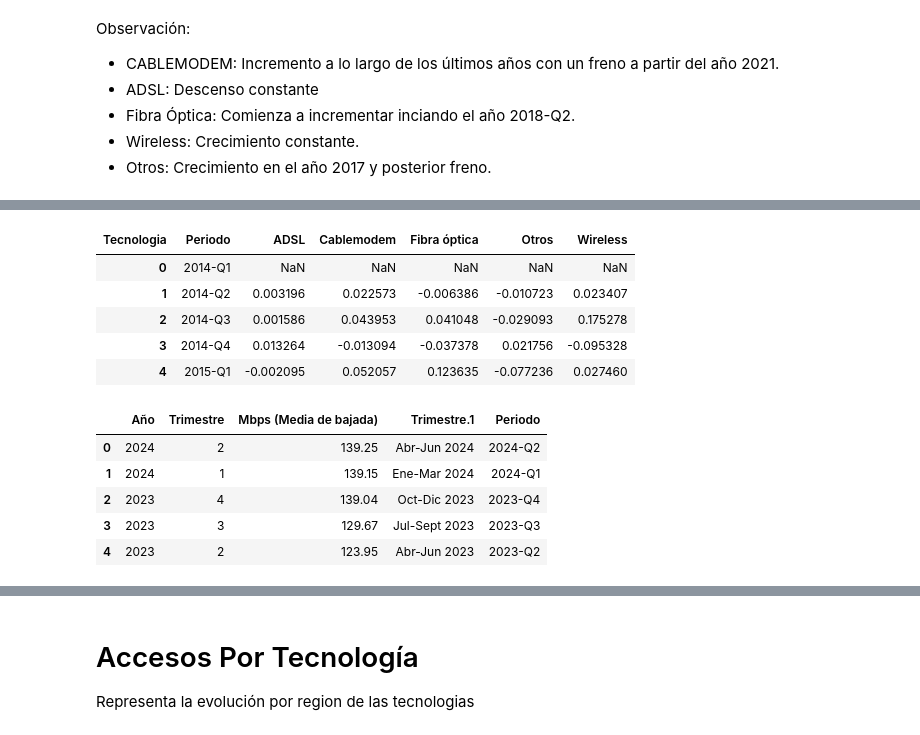
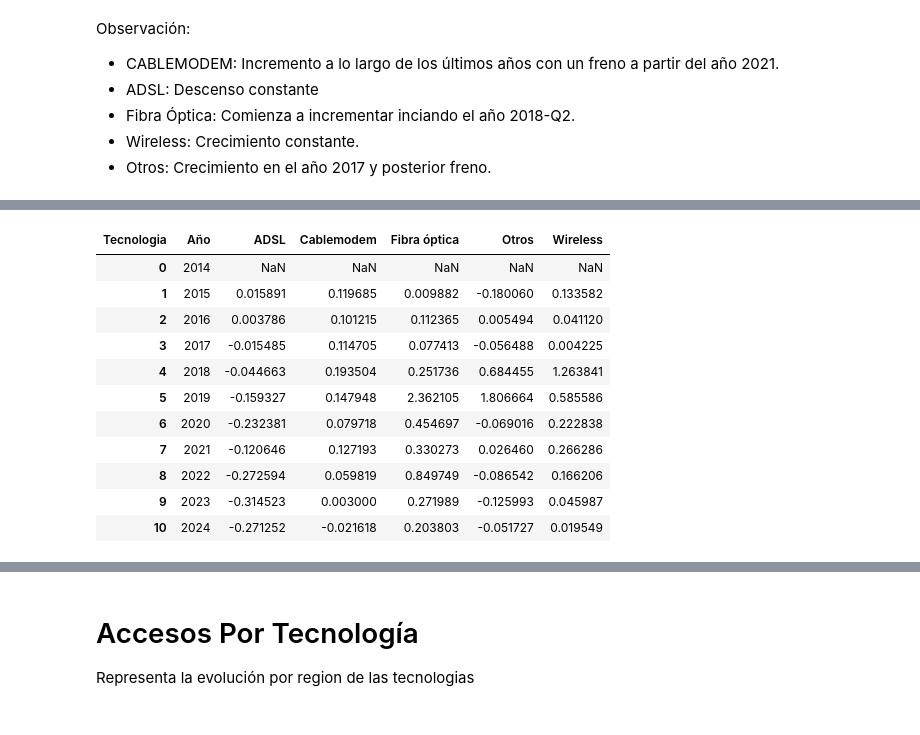
Before and after one commit to SDCaFlo/HenryDataAnalytics, a Jupyter notebook: EDA.ipynb, the cells around one changed output, grey strips where cells are left out. Saved outputs shown, nothing was run; the diff lists cells and outputs as text; code cells hidden in the pictures.

```diff
--- a/EDA.ipynb
+++ b/EDA.ipynb
@@ -1190,6 +1026,6 @@ Representa la evolución total de las tecnologias a nivel nacional
 # %%
 # Cargamos el archivo.
-totales_accesos_por_tecnologia = file["Totales Accesos Por Tecnología"]
+totales_accesos_por_tecnologia = file["Totales Accesos Por Tecnología"].copy()
 # %%
 # Modificamos la columna periodo para mejor entendimiento
 totales_accesos_por_tecnologia["Periodo"] = totales_accesos_por_tecnologia["Año"].astype(str) + "-Q" + totales_accesos_por_tecnologia["Trimestre"].astype(str)
@@ -1252,11 +1088,13 @@ Queremos evaluar la tasa de crecimiento de cada tecnologia para ver su comportam
 # %%
 #Cambiamos los nombres para un mejor entendimiento
 totales_accesos_por_tecnologia_melted.rename(columns={"variable" : "Tecnologia", "value" : "Accesos"}, inplace=True)
+# %%
+tasa_crecimiento_anual_tecnologia = totales_accesos_por_tecnologia_melted[totales_accesos_por_tecnologia_melted["Trimestre"]==2]
 # %%
 #Ordenamos valores
-totales_accesos_por_tecnologia_melted = totales_accesos_por_tecnologia_melted.sort_values(by=["Tecnologia", "Periodo"])
+tasa_crecimiento_anual_tecnologia = tasa_crecimiento_anual_tecnologia.sort_values(by=["Tecnologia", "Periodo"])
 
-#Calculamos la tasa de crecimiento trimestral con ayuda del método pct_change
-totales_accesos_por_tecnologia_melted['Crecimiento'] = totales_accesos_por_tecnologia_melted.groupby(by=["Tecnologia"])["Accesos"].pct_change()
+#Calculamos la tasa de crecimiento anual con ayuda del método pct_change
+tasa_crecimiento_anual_tecnologia['Crecimiento'] = tasa_crecimiento_anual_tecnologia.groupby(by=["Tecnologia"])["Accesos"].pct_change()
 # %%
 # Ejemplo de visualización del crecimiento trimestral
@@ -1273,22 +1117,17 @@ totales_accesos_por_tecnologia_melted[mask].head()
 # %%
 # Cambios a formato WIDE, para anexar el BW-medio y evaluar
-crecimiento_por_tecnologia = totales_accesos_por_tecnologia_melted.pivot(columns=["Tecnologia"], values="Crecimiento", index="Periodo").reset_index()
-crecimiento_por_tecnologia.head()
+crecimiento_por_tecnologia = tasa_crecimiento_anual_tecnologia.pivot(columns=["Tecnologia"], values="Crecimiento", index="Año").reset_index()
+crecimiento_por_tecnologia
 # %% [output]
-| Tecnologia | Periodo | ADSL | Cablemodem | Fibra óptica | Otros | Wireless |
-| 0 | 2014-Q1 | NaN | NaN | NaN | NaN | NaN |
-| 1 | 2014-Q2 | 0.003196 | 0.022573 | -0.006386 | -0.010723 | 0.023407 |
-| 2 | 2014-Q3 | 0.001586 | 0.043953 | 0.041048 | -0.029093 | 0.175278 |
-| 3 | 2014-Q4 | 0.013264 | -0.013094 | -0.037378 | 0.021756 | -0.095328 |
-| 4 | 2015-Q1 | -0.002095 | 0.052057 | 0.123635 | -0.077236 | 0.027460 |
+| Tecnologia | Año | ADSL | Cablemodem | Fibra óptica | Otros | Wireless |
+| 0 | 2014 | NaN | NaN | NaN | NaN | NaN |
+| 1 | 2015 | 0.015891 | 0.119685 | 0.009882 | -0.180060 | 0.133582 |
+| 2 | 2016 | 0.003786 | 0.101215 | 0.112365 | 0.005494 | 0.041120 |
+| 3 | 2017 | -0.015485 | 0.114705 | 0.077413 | -0.056488 | 0.004225 |
+| 4 | 2018 | -0.044663 | 0.193504 | 0.251736 | 0.684455 | 1.263841 |
+| 5 | 2019 | -0.159327 | 0.147948 | 2.362105 | 1.806664 | 0.585586 |
+| 6 | 2020 | -0.232381 | 0.079718 | 0.454697 | -0.069016 | 0.222838 |
+| 7 | 2021 | -0.120646 | 0.127193 | 0.330273 | 0.026460 | 0.266286 |
+| 8 | 2022 | -0.272594 | 0.059819 | 0.849749 | -0.086542 | 0.166206 |
+| 9 | 2023 | -0.314523 | 0.003000 | 0.271989 | -0.125993 | 0.045987 |
+| 10 | 2024 | -0.271252 | -0.021618 | 0.203803 | -0.051727 | 0.019549 |
-# %%
-# Adaptamos el dataset total_vmd para poder hacer un merge.
-total_vmd["Periodo"] = total_vmd["Año"].astype(str) + "-Q" + total_vmd["Trimestre"].astype(str)
-total_vmd.head()
-# %% [output]
-|  | Año | Trimestre | Mbps (Media de bajada) | Trimestre.1 | Periodo |
-| 0 | 2024 | 2 | 139.25 | Abr-Jun 2024 | 2024-Q2 |
-| 1 | 2024 | 1 | 139.15 | Ene-Mar 2024 | 2024-Q1 |
-| 2 | 2023 | 4 | 139.04 | Oct-Dic 2023 | 2023-Q4 |
-| 3 | 2023 | 3 | 129.67 | Jul-Sept 2023 | 2023-Q3 |
-| 4 | 2023 | 2 | 123.95 | Abr-Jun 2023 | 2023-Q2 |
```
Also changed, not shown: parts of 204 cells of this notebook.
